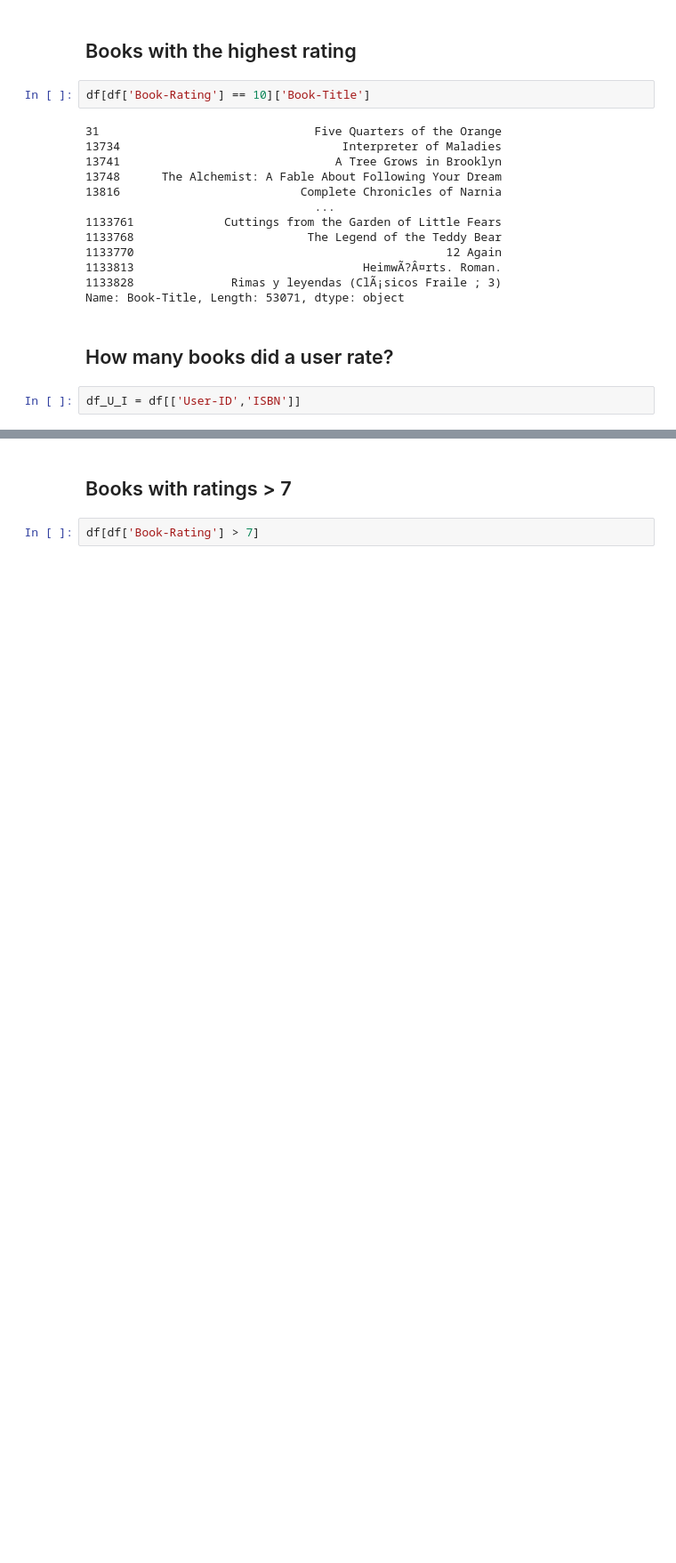
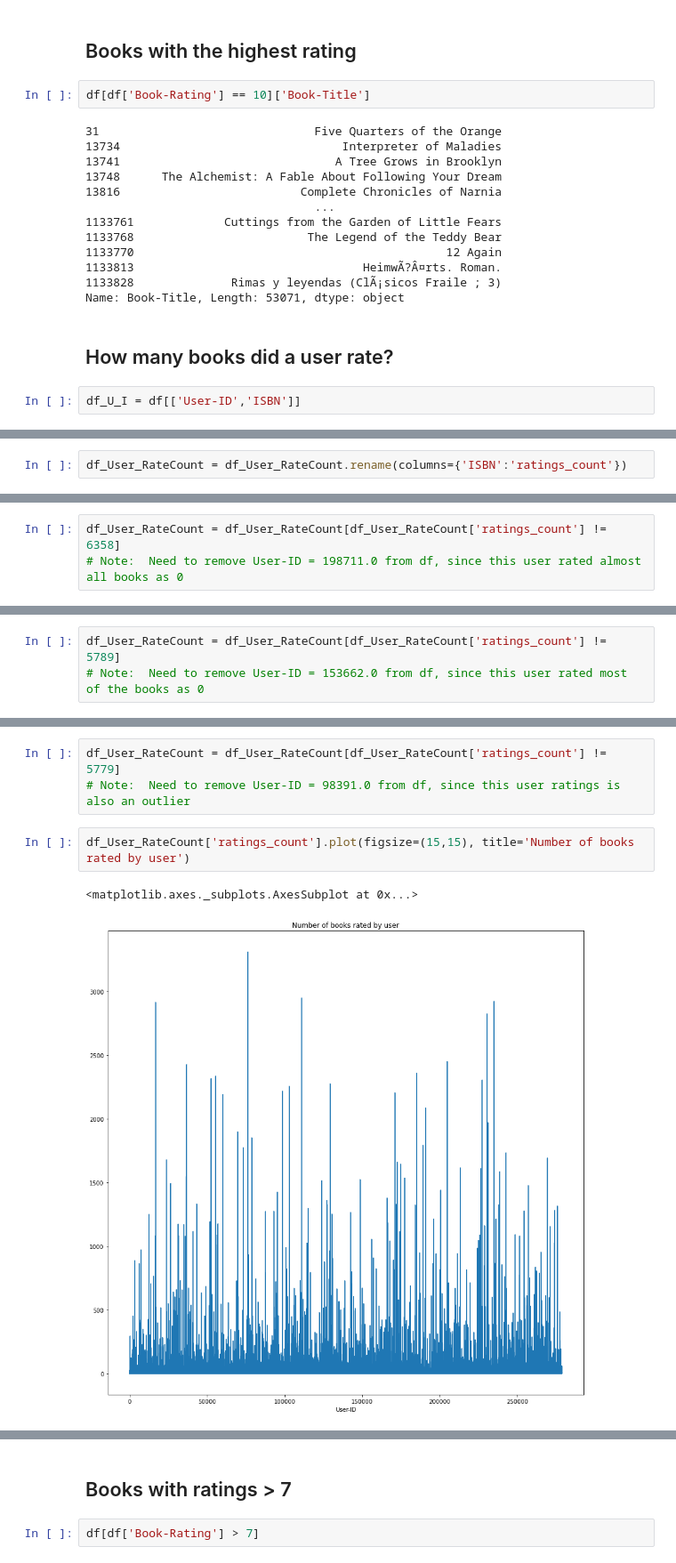
Before and after one commit to sudkpa/SB_DS, a Jupyter notebook: Career_Track/Capstone_Three/Data_Wrangle_EDA/Cap3_Notebook_stepstwothree.ipynb, the cells around one changed output, grey strips where cells are left out. Shown at 89% size. Saved outputs shown, nothing was run; the diff lists cells and outputs as text; blank space fills up the shorter version.

```diff
--- a/Career_Track/Capstone_Three/Data_Wrangle_EDA/Cap3_Notebook_stepstwothree.ipynb
+++ b/Career_Track/Capstone_Three/Data_Wrangle_EDA/Cap3_Notebook_stepstwothree.ipynb
@@ -560,0 +555,2 @@ df_U_I.groupby(by=['User-ID']).count()
+# %%
+df_User_RateCount = df_User_RateCount.rename(columns={'ISBN':'ratings_count'})
@@ -560,0 +588,3 @@ df_U_I.groupby(by=['User-ID']).count()
+# %%
+df_User_RateCount = df_User_RateCount[df_User_RateCount['ratings_count'] != 6358]
+# Note:  Need to remove User-ID = 198711.0 from df, since this user rated almost all books as 0
@@ -560,0 +621,3 @@ df_U_I.groupby(by=['User-ID']).count()
+# %%
+df_User_RateCount = df_User_RateCount[df_User_RateCount['ratings_count'] != 5789]
+# Note:  Need to remove User-ID = 153662.0 from df, since this user rated most of the books as 0
@@ -560,0 +654,8 @@ df_U_I.groupby(by=['User-ID']).count()
+# %%
+df_User_RateCount = df_User_RateCount[df_User_RateCount['ratings_count'] != 5779]
+# Note:  Need to remove User-ID = 98391.0 from df, since this user ratings is also an outlier
+# %%
+df_User_RateCount['ratings_count'].plot(figsize=(15,15), title='Number of books rated by user')
+# %% [output]
+<matplotlib.axes._subplots.AxesSubplot at 0x...>
+[figure, added]
```
Also changed, not shown: parts of 25 cells of this notebook.
